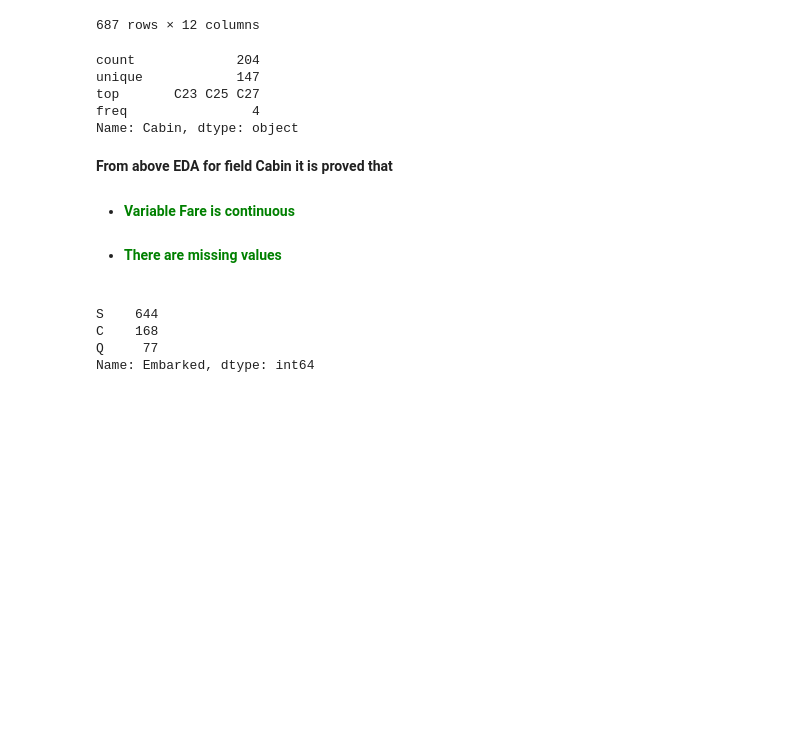
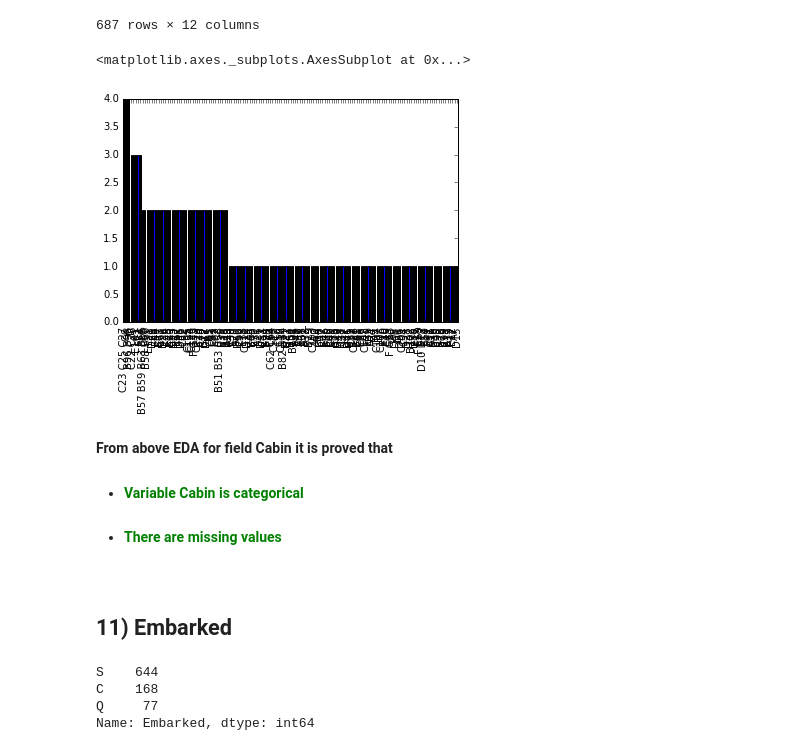
Before and after one commit to tushar-borole/titanic-EDA, a Jupyter notebook: titanic EDA.ipynb, the cells around one changed output. Drawn from its saved outputs; the diff is of its cells as text; code cells hidden in the pictures; blank space fills up the shorter version.

```diff
--- a/titanic EDA.ipynb
+++ b/titanic EDA.ipynb
@@ -398,20 +420,19 @@ df[df.Cabin.isnull()]
 | 888 | 889 | 0 | 3 | Johnston, Miss. Catherine Helen "... | female | NaN | 1 | 2 | W./C. 6607 | 23.4500 | ... |
 | 890 | 891 | 0 | 3 | Dooley, Mr. Patrick | male | 32.0 | 0 | 0 | 370376 | 7.7500 | ... |
 687 rows × 12 columns
-# %%
-df.Cabin.describe()
-# %% [output]
-count             204
-unique            147
-top       C23 C25 C27
-freq                4
-Name: Cabin, dtype: object
+# %%
+df.Cabin.value_counts().plot(kind='bar')
+# %% [output]
+<matplotlib.axes._subplots.AxesSubplot at 0x...>
+[figure, added]
 # %% [markdown]
 <b>From above EDA for field Cabin it is proved that</b>
 <ul>
-<li><h4 style="color:green">Variable Fare is continuous <h4></li>
+<li><h4 style="color:green">Variable Cabin is categorical <h4></li>
 <li><h4 style="color:green">There are missing values<h4></li>
 </ul>
+# %% [markdown]
+## 11) Embarked
 # %%
 df.Embarked.value_counts()
 # %% [output]
```
Also changed, not shown: parts of 13 cells of this notebook.
